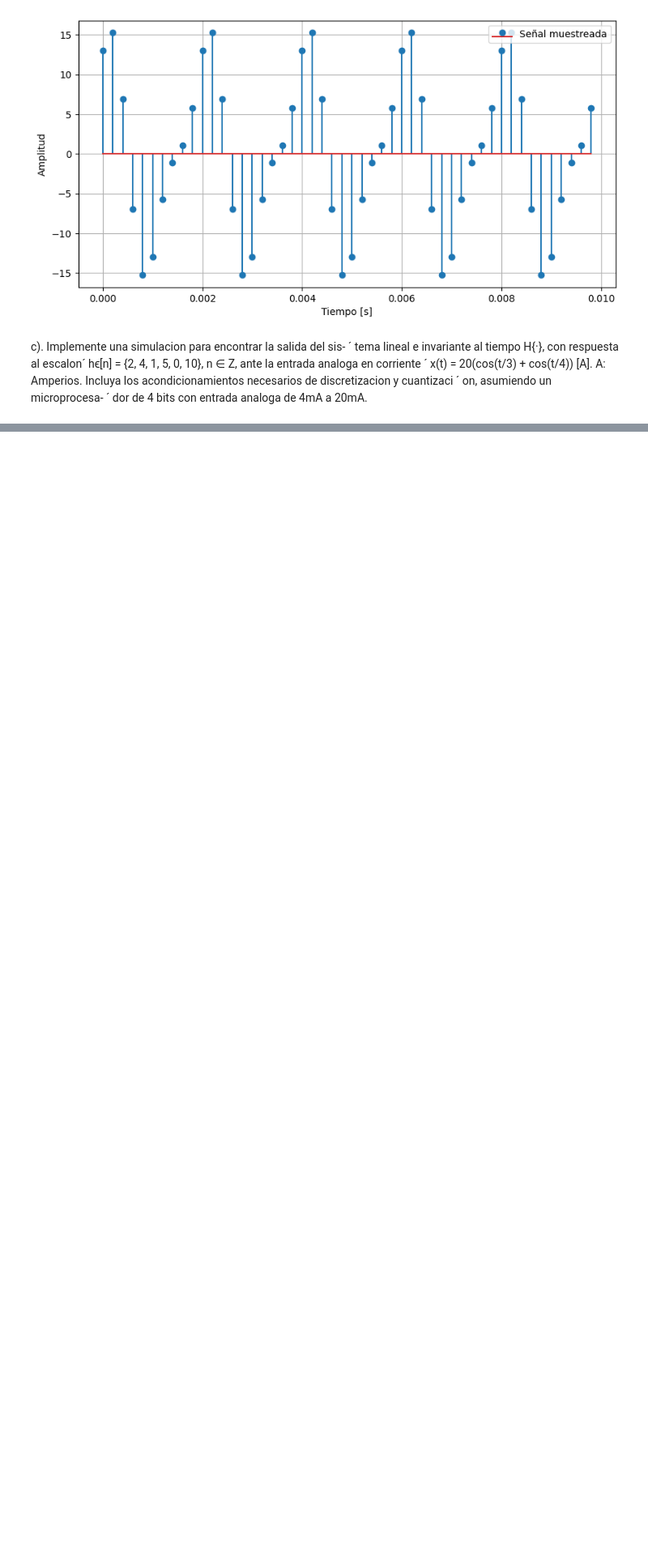
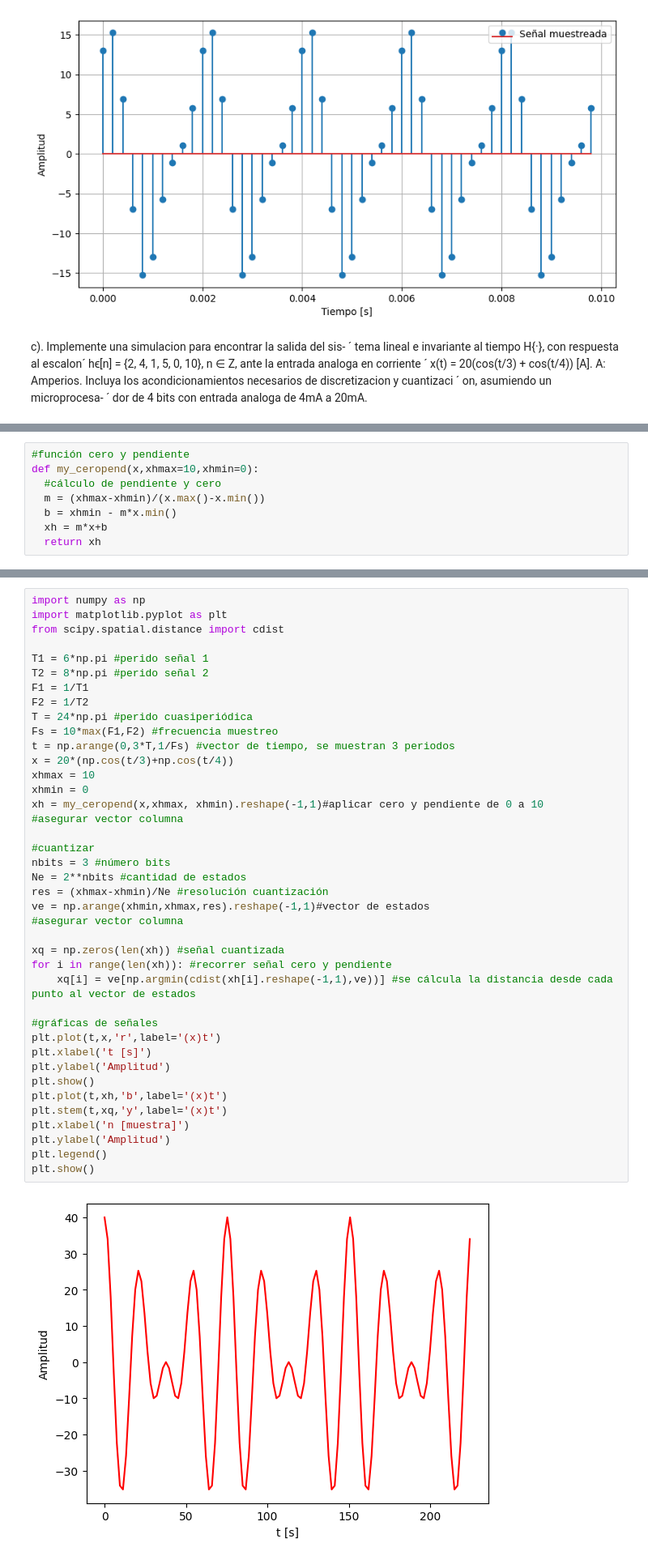
Before and after one commit to PauloGuz/Cuadernos-, a Jupyter notebook: Parcial_1_Señales.ipynb, the cells around one changed output, grey strips where cells are left out. Shown at 81% size. Saved outputs shown, nothing was run; the diff lists cells and outputs as text; blank space fills up the shorter version.

```diff
--- a/Parcial_1_Señales.ipynb
+++ b/Parcial_1_Señales.ipynb
@@ -166,0 +47,8 @@ interactive(children=(IntSlider(value=0, description='k', max=21), Output()), _d
+# %%
+#función cero y pendiente
+def my_ceropend(x,xhmax=10,xhmin=0):
+  #cálculo de pendiente y cero
+  m = (xhmax-xhmin)/(x.max()-x.min())
+  b = xhmin - m*x.min()
+  xh = m*x+b
+  return xh
@@ -166,0 +57,42 @@ interactive(children=(IntSlider(value=0, description='k', max=21), Output()), _d
+# %%
+import numpy as np
+import matplotlib.pyplot as plt
+from scipy.spatial.distance import cdist
+
+T1 = 6*np.pi #perido señal 1
+T2 = 8*np.pi #perido señal 2
+F1 = 1/T1
+F2 = 1/T2
+T = 24*np.pi #perido cuasiperiódica
+Fs = 10*max(F1,F2) #frecuencia muestreo
+t = np.arange(0,3*T,1/Fs) #vector de tiempo, se muestran 3 periodos
+x = 20*(np.cos(t/3)+np.cos(t/4))
+xhmax = 10
+xhmin = 0
+xh = my_ceropend(x,xhmax, xhmin).reshape(-1,1)#aplicar cero y pendiente de 0 a 10
+#asegurar vector columna
+
+#cuantizar
+nbits = 3 #número bits
+Ne = 2**nbits #cantidad de estados
+res = (xhmax-xhmin)/Ne #resolución cuantización
+ve = np.arange(xhmin,xhmax,res).reshape(-1,1)#vector de estados
+#asegurar vector columna
+
+xq = np.zeros(len(xh)) #señal cuantizada
+for i in range(len(xh)): #recorrer señal cero y pendiente
+    xq[i] = ve[np.argmin(cdist(xh[i].reshape(-1,1),ve))] #se cálcula la distancia desde cada punto al vector de estados
+
+#gráficas de señales
+plt.plot(t,x,'r',label='(x)t')
+plt.xlabel('t [s]')
+plt.ylabel('Amplitud')
+plt.show()
+plt.plot(t,xh,'b',label='(x)t')
+plt.stem(t,xq,'y',label='(x)t')
+plt.xlabel('n [muestra]')
+plt.ylabel('Amplitud')
+plt.legend()
+plt.show()
+# %% [output]
+[figure, added]
```
Also changed, not shown: parts of 14 cells of this notebook.
